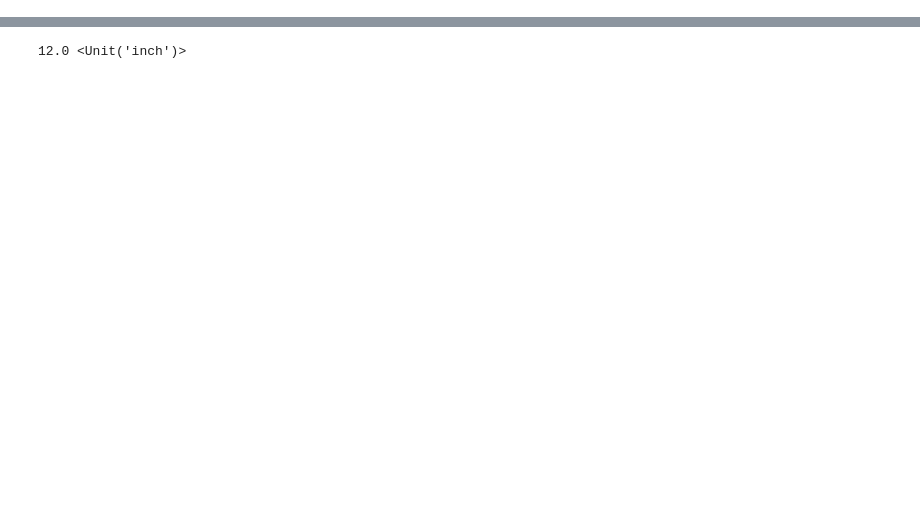
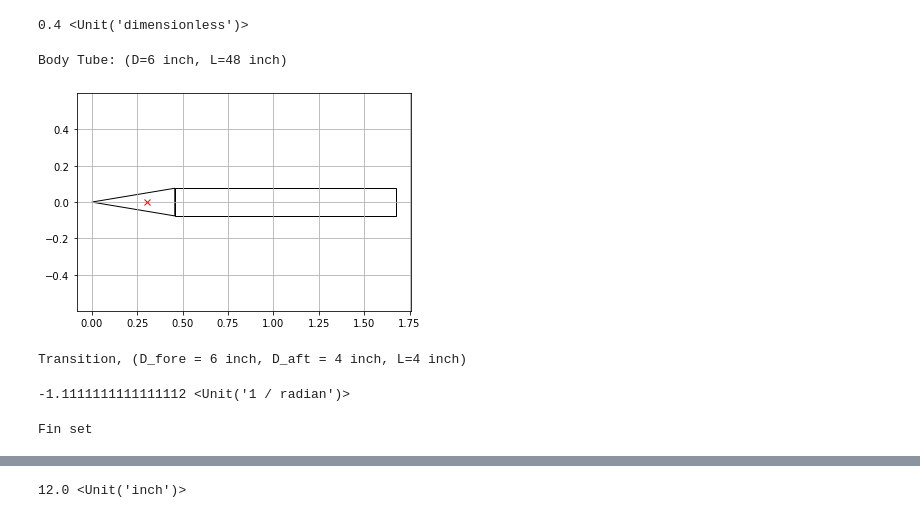
Before and after one commit to dev10110/rocketPy_development, a Jupyter notebook: rocketPy/rocket_generate.ipynb, the cells around one changed output, grey strips where cells are left out. Drawn from its saved outputs; the diff is of its cells as text; code cells hidden in the pictures; blank space fills up the shorter version.

```diff
--- a/rocketPy/rocket_generate.ipynb
+++ b/rocketPy/rocket_generate.ipynb
@@ -550,3 +14,0 @@ r.add([bt, trans1])
-# %%
-r.set_boat_tail(trans1)
-r.set_fins(fins)
@@ -562,0 +615,37 @@ r.xcp()
+# %%
+# determine the normal force coefficient at some alpha
+nc.CN(alpha=0.2*ureg.rad)
+# %% [output]
+0.4 <Unit('dimensionless')>
+# %%
+# create a body tube
+bt = BodyTube(attached_to=nc, diameter=6*ureg.inch, length=48*ureg.inch)
+r.set_body_tube(bt)
+bt
+# %% [output]
+Body Tube: (D=6 inch, L=48 inch)
+# %%
+# plot the rocket so far
+r.plot()
+# %% [output]
+[figure, added]
+# %%
+# create a boat tail
+boat_tail = Transition(name='Boat Tail',attached_to=bt, fore_dia=6*ureg.inch, aft_dia=4*ureg.inch, length=4*ureg.inch)
+r.set_boat_tail(boat_tail)
+boat_tail
+# %% [output]
+Transition, (D_fore = 6 inch, D_aft = 4 inch, L=4 inch)
+# %%
+# get the normal force coefficient for the boat tail.
+boat_tail.CNa()
+# %% [output]
+-1.1111111111111112 <Unit('1 / radian')>
+# %%
+# create the fins
+fins = FinSet(attached_to=bt, n=3, span=6*ureg.inch, root_chord=12*ureg.inch, tip_chord=6*ureg.inch, mid_sweep=10*ureg.degree, thickness=6*ureg.mm)
+# assign fins to the rocket
+r.set_fins(fins)
+fins
+# %% [output]
+Fin set
```
Also changed, not shown: parts of 57 cells of this notebook.
